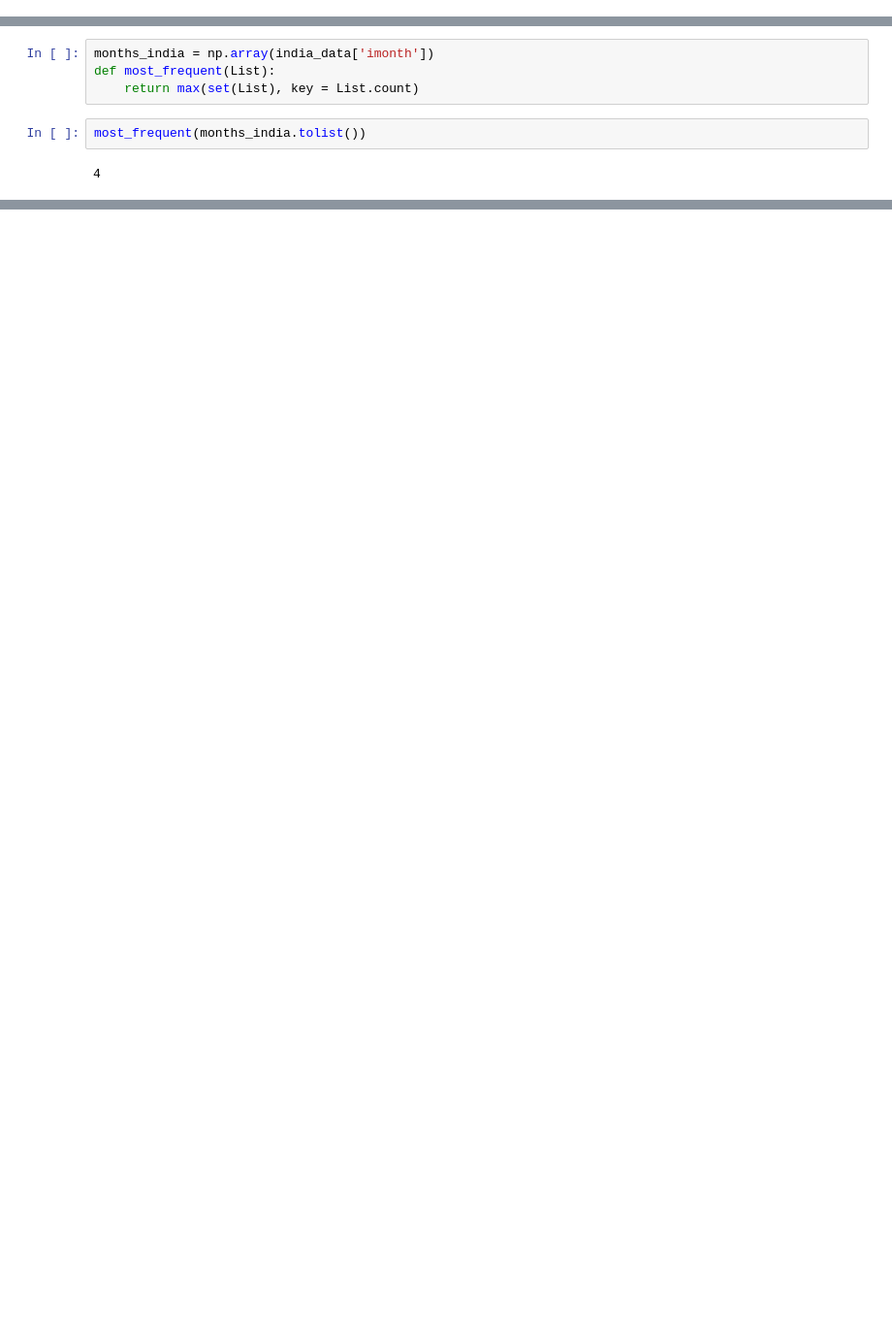
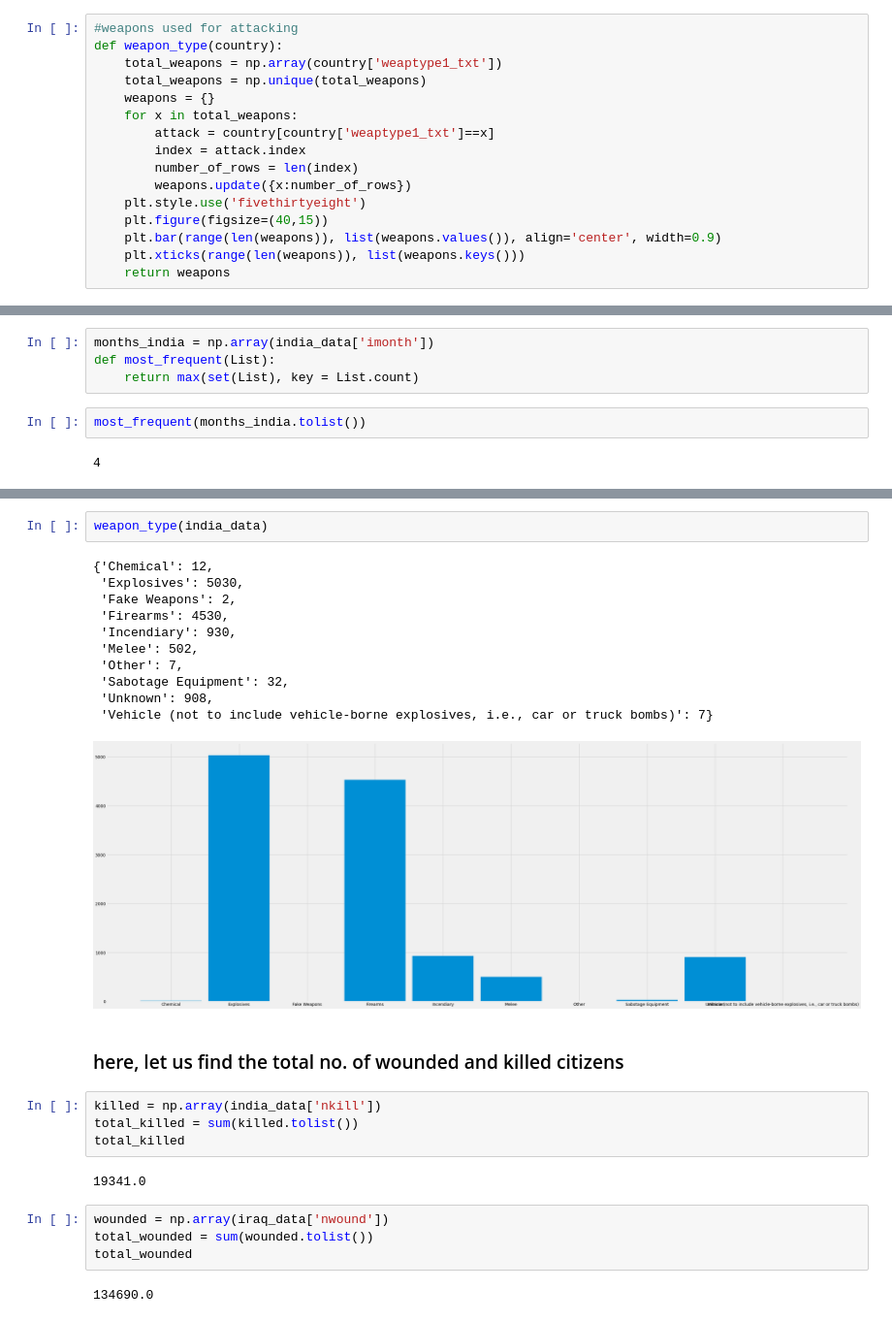
Before and after one commit to siktasharma/Exploratory-Data-Analysis---Terrorism, a Jupyter notebook: terrorism_analysis.ipynb, the cells around one changed output, grey strips where cells are left out. Shown at 97% size. Saved outputs shown, nothing was run; the diff lists cells and outputs as text; blank space fills up the shorter version.

```diff
--- a/terrorism_analysis.ipynb
+++ b/terrorism_analysis.ipynb
@@ -357,3 +383,19 @@ def targettype(country):
+# %%
+#weapons used for attacking
+def weapon_type(country):
+    total_weapons = np.array(country['weaptype1_txt'])
+    total_weapons = np.unique(total_weapons)
+    weapons = {}
+    for x in total_weapons:
+        attack = country[country['weaptype1_txt']==x]
+        index = attack.index
+        number_of_rows = len(index)
+        weapons.update({x:number_of_rows})
+    plt.style.use('fivethirtyeight')
+    plt.figure(figsize=(40,15))
+    plt.bar(range(len(weapons)), list(weapons.values()), align='center', width=0.9)
+    plt.xticks(range(len(weapons)), list(weapons.keys()))
+    return weapons
 # %% [markdown]
 # lets discuss about our country India
 # %%
@@ -391,0 +488,28 @@ most_frequent(months_india.tolist())
+# %%
+weapon_type(india_data)
+# %% [output]
+{'Chemical': 12,
+ 'Explosives': 5030,
+ 'Fake Weapons': 2,
+ 'Firearms': 4530,
+ 'Incendiary': 930,
+ 'Melee': 502,
+ 'Other': 7,
+ 'Sabotage Equipment': 32,
+ 'Unknown': 908,
+ 'Vehicle (not to include vehicle-borne explosives, i.e., car or truck bombs)': 7}
+[figure, added]
+# %% [markdown]
+### here, let us find the total no. of wounded and killed citizens
+# %%
+killed = np.array(india_data['nkill'])
+total_killed = sum(killed.tolist())
+total_killed
+# %% [output]
+19341.0
+# %%
+wounded = np.array(iraq_data['nwound'])
+total_wounded = sum(wounded.tolist())
+total_wounded
+# %% [output]
+134690.0
```
Also changed, not shown: parts of 26 cells of this notebook.
